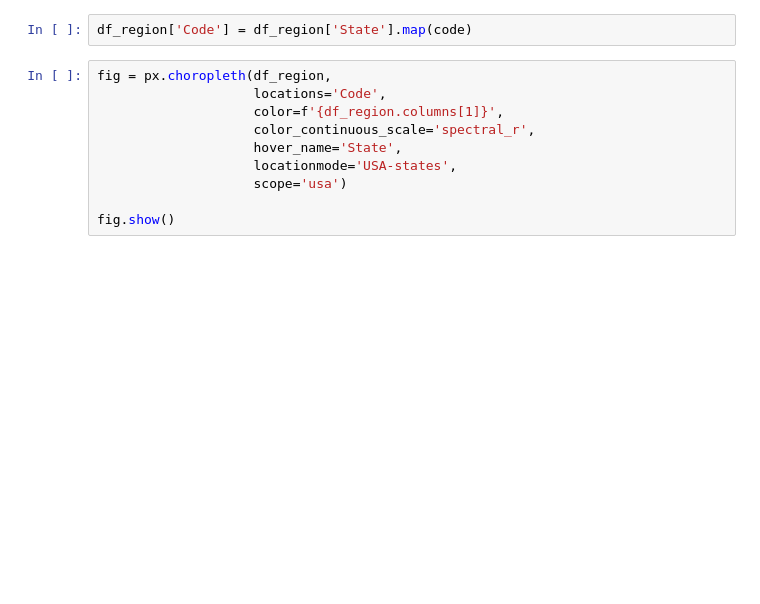
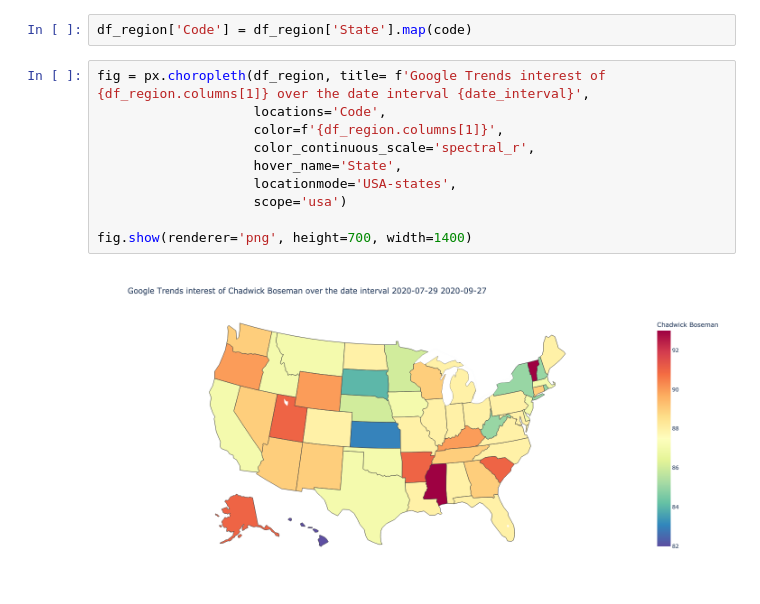
Before and after one commit to kkrusere/Cultural-Health-Moments, a Jupyter notebook: Cultural_Health Moments.ipynb, the cells around one changed output. Saved outputs shown, nothing was run; the diff lists cells and outputs as text; blank space fills up the shorter version.

```diff
--- a/Cultural_Health Moments.ipynb
+++ b/Cultural_Health Moments.ipynb
@@ -445,14 +445,16 @@ code = {'Alabama': 'AL',
 # %%
 df_region['Code'] = df_region['State'].map(code)
 # %%
-fig = px.choropleth(df_region,
+fig = px.choropleth(df_region, title= f'Google Trends interest of {df_region.columns[1]} over the date interval {date_interval}',
                     locations='Code',
                     color=f'{df_region.columns[1]}',
                     color_continuous_scale='spectral_r',
                     hover_name='State',
                     locationmode='USA-states',
                     scope='usa')
 
-fig.show()
+fig.show(renderer='png', height=700, width=1400)
+# %% [output]
+[figure, added]
 # %%
 fig = px.choropleth(df_region,
```
Also changed, not shown: parts of 5 cells of this notebook.
